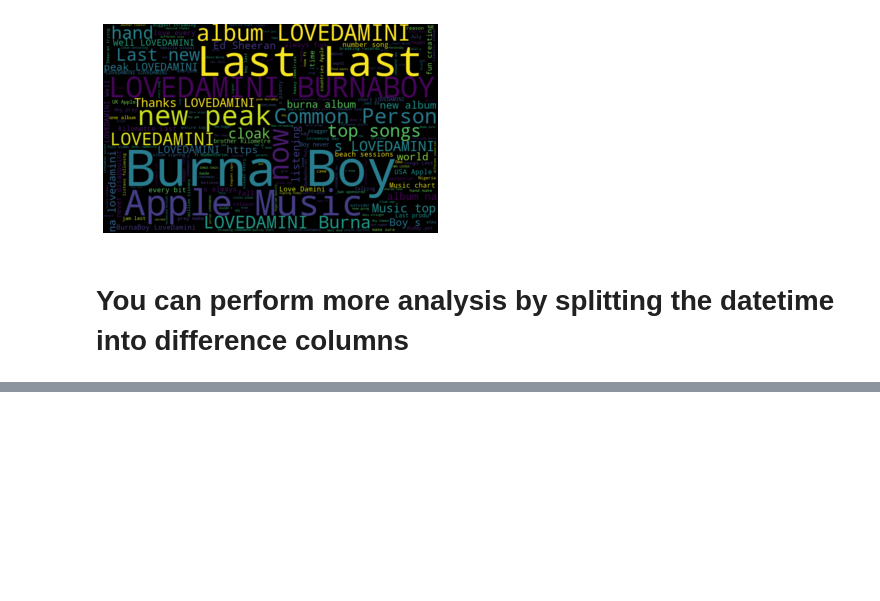
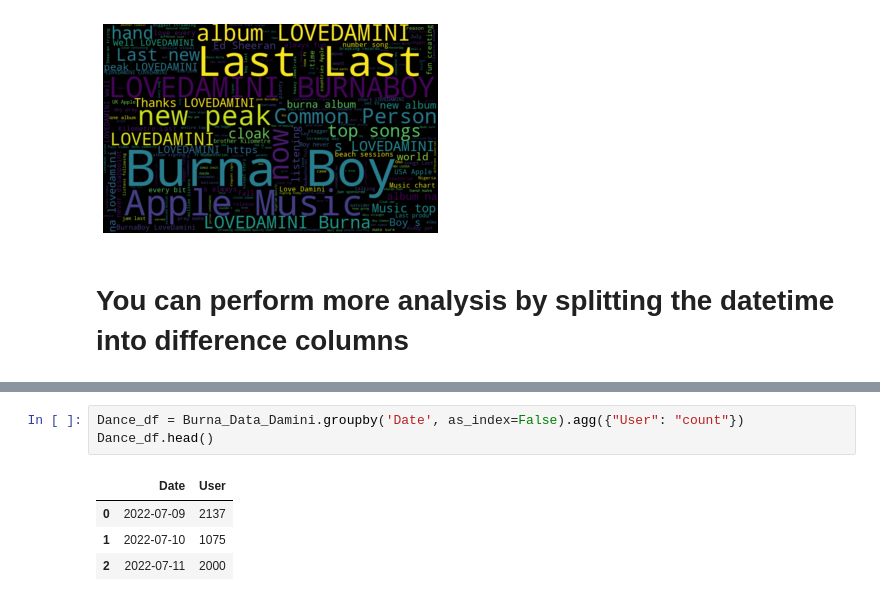
Before and after one commit to kiddojazz/Sentiment-Analysis-with-Tweety-Transformer, a Jupyter notebook: Tweepy & Transformer.ipynb, the cells around one changed output, grey strips where cells are left out. Cells and saved outputs as stored; diff of their text form; blank space fills up the shorter version.

```diff
--- a/Tweepy & Transformer.ipynb
+++ b/Tweepy & Transformer.ipynb
@@ -710,0 +655,8 @@ memory usage: 122.3+ KB
+# %%
+Dance_df = Burna_Data_Damini.groupby('Date', as_index=False).agg({"User": "count"})
+Dance_df.head()
+# %% [output]
+|  | Date | User |
+| 0 | 2022-07-09 | 2137 |
+| 1 | 2022-07-10 | 1075 |
+| 2 | 2022-07-11 | 2000 |
```
Also changed, not shown: parts of 10 cells of this notebook, 2 other files.
